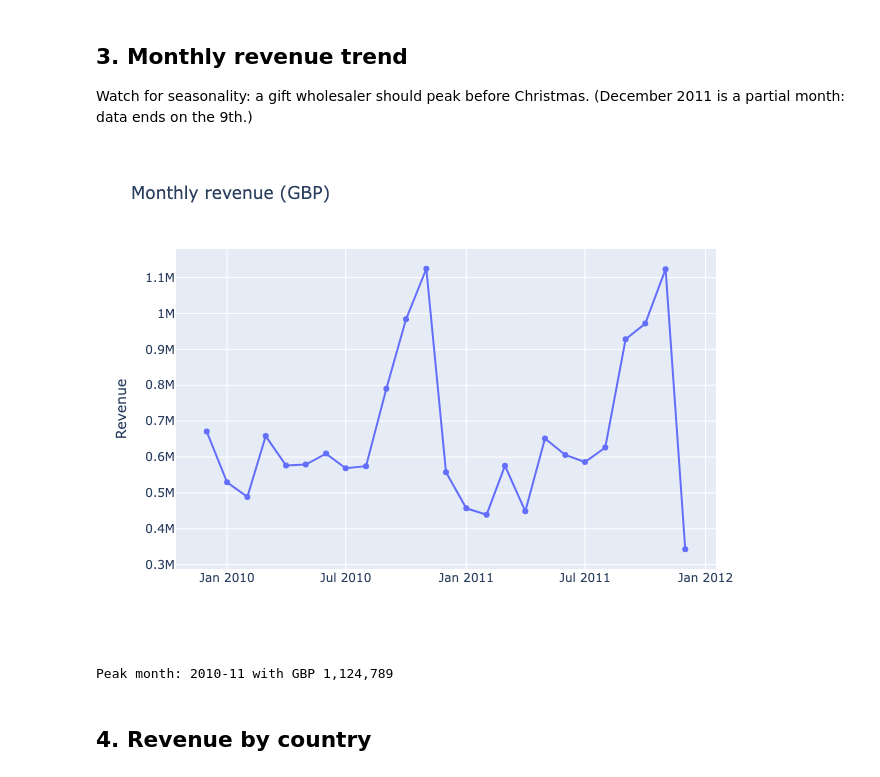
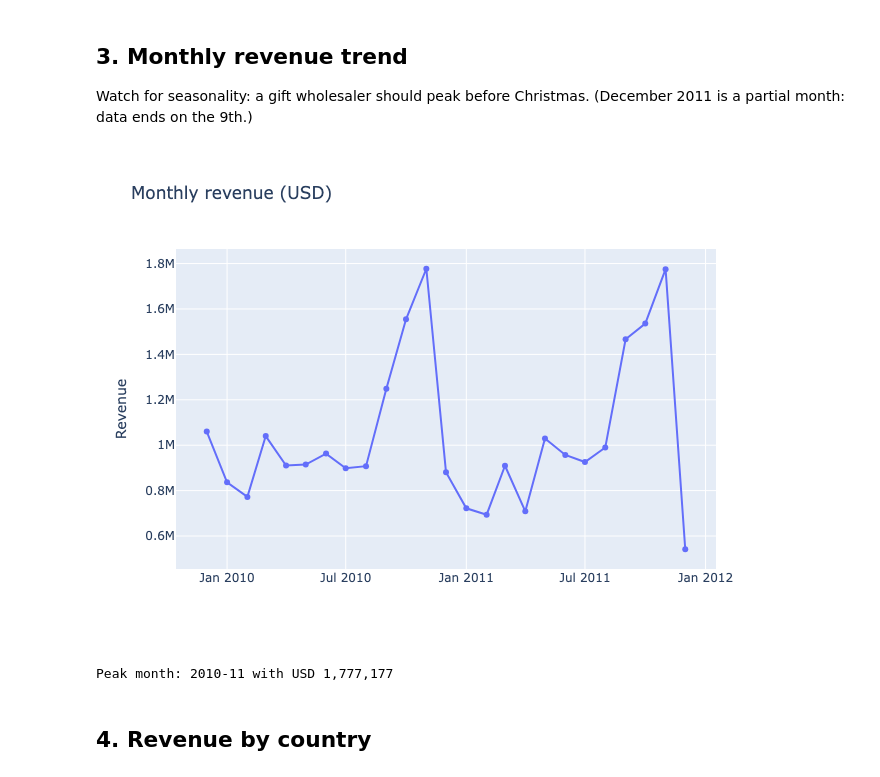
Before and after one commit to briandang2003/customer-revenue-radar, a Jupyter notebook: notebooks/02_exploratory_analysis.ipynb, the cells around one changed output. Drawn from its saved outputs; the diff is of its cells as text; code cells hidden in the pictures.

```diff
--- a/notebooks/02_exploratory_analysis.ipynb
+++ b/notebooks/02_exploratory_analysis.ipynb
@@ -66,14 +66,14 @@ Watch for seasonality: a gift wholesaler should peak before Christmas.
 # %%
 monthly = eda.monthly_revenue()
 fig = px.line(monthly, x="month", y="revenue", markers=True,
-              title="Monthly revenue (GBP)", labels={"revenue": "Revenue", "month": ""})
+              title="Monthly revenue (USD)", labels={"revenue": "Revenue", "month": ""})
 fig.write_image(FIGURES_DIR / "monthly_revenue.png", width=1000, height=450)
 fig.show()
 peak = monthly.loc[monthly["revenue"].idxmax()]
-print(f"Peak month: {peak['month']} with GBP {peak['revenue']:,.0f}")
+print(f"Peak month: {peak['month']} with USD {peak['revenue']:,.0f}")
 # %% [output]
-[figure, old version]
+[figure, new version]
-Peak month: 2010-11 with GBP 1,124,789
+Peak month: 2010-11 with USD 1,777,177
 # %% [markdown]
 ## 4. Revenue by country
 # %%
```
Also changed, not shown: parts of 5 cells of this notebook, 28 other files.
